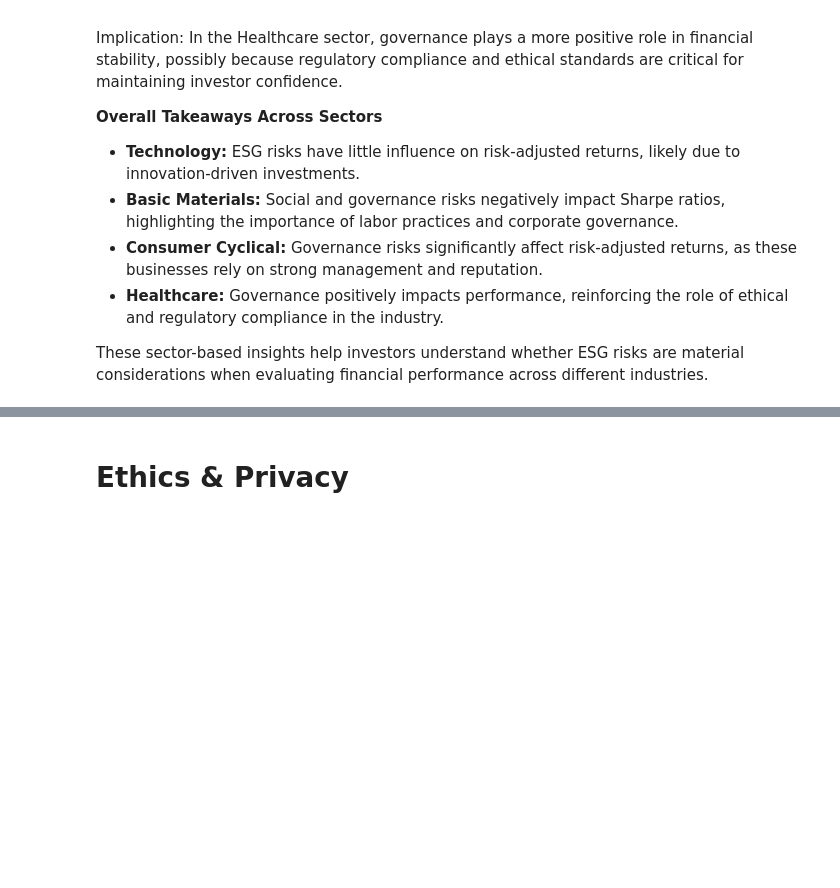
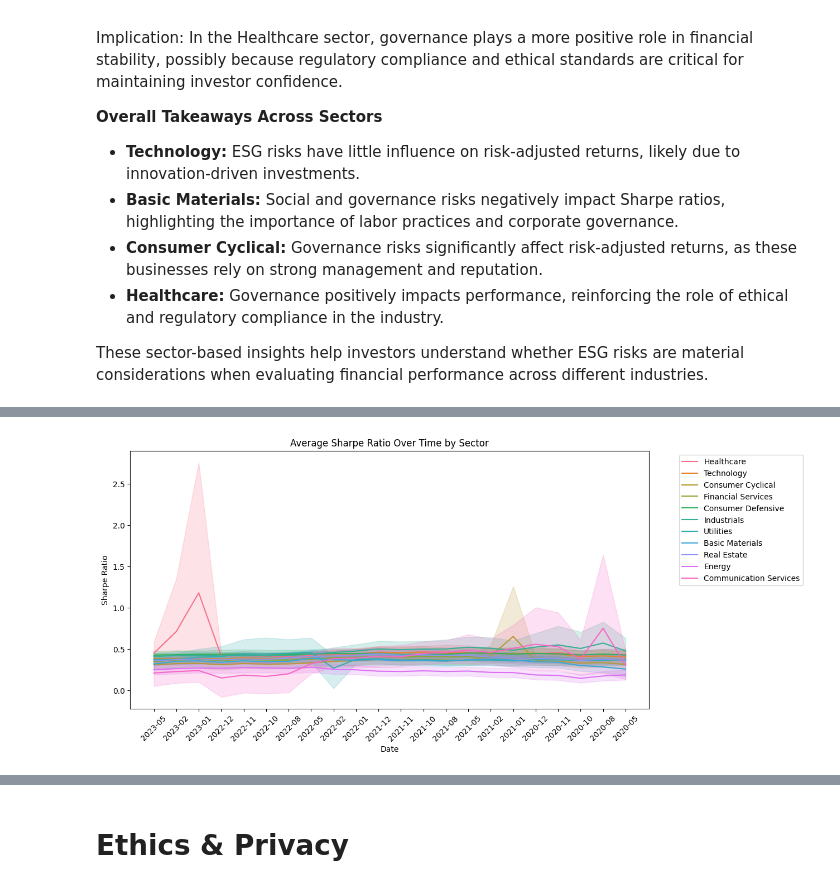
Before and after one commit to navanni/WI25_Portfolio, a Jupyter notebook: EDACheckpoint_Group145_WI25.ipynb, the cells around one changed output, grey strips where cells are left out. Drawn from its saved outputs; the diff is of its cells as text; code cells hidden in the pictures; blank space fills up the shorter version.

```diff
--- a/EDACheckpoint_Group145_WI25.ipynb
+++ b/EDACheckpoint_Group145_WI25.ipynb
@@ -619,0 +754,9 @@ These sector-based insights help investors understand whether ESG risks are mate
+# %%
+plt.figure(figsize=(12, 6))
+sns.lineplot(data=final_timeseries, x="Date", y="Sharpe Ratio", hue="Sector", estimator="mean")
+plt.xticks(rotation=45)
+plt.title("Average Sharpe Ratio Over Time by Sector")
+plt.legend(bbox_to_anchor=(1.05, 1), loc="upper left")
+plt.show()
+# %% [output]
+[figure, added]
```
Also changed, not shown: parts of 29 cells of this notebook.
